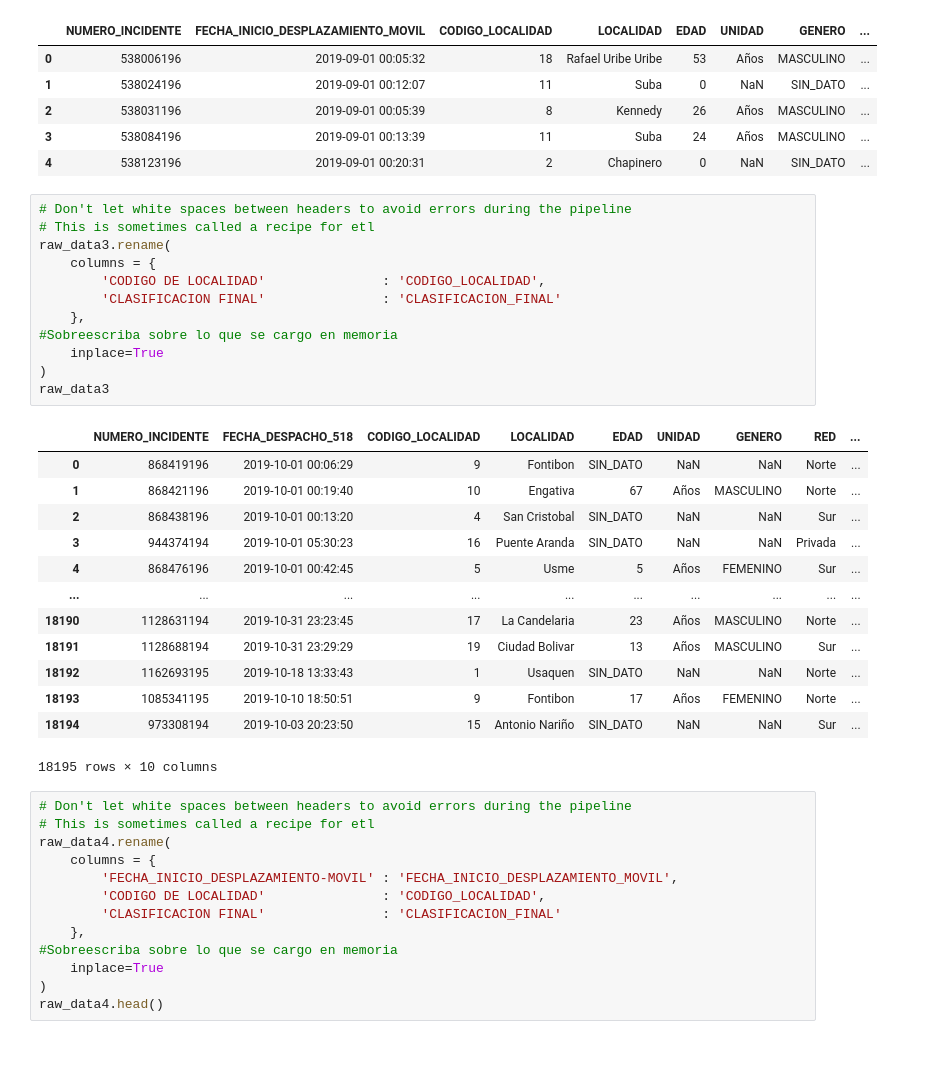
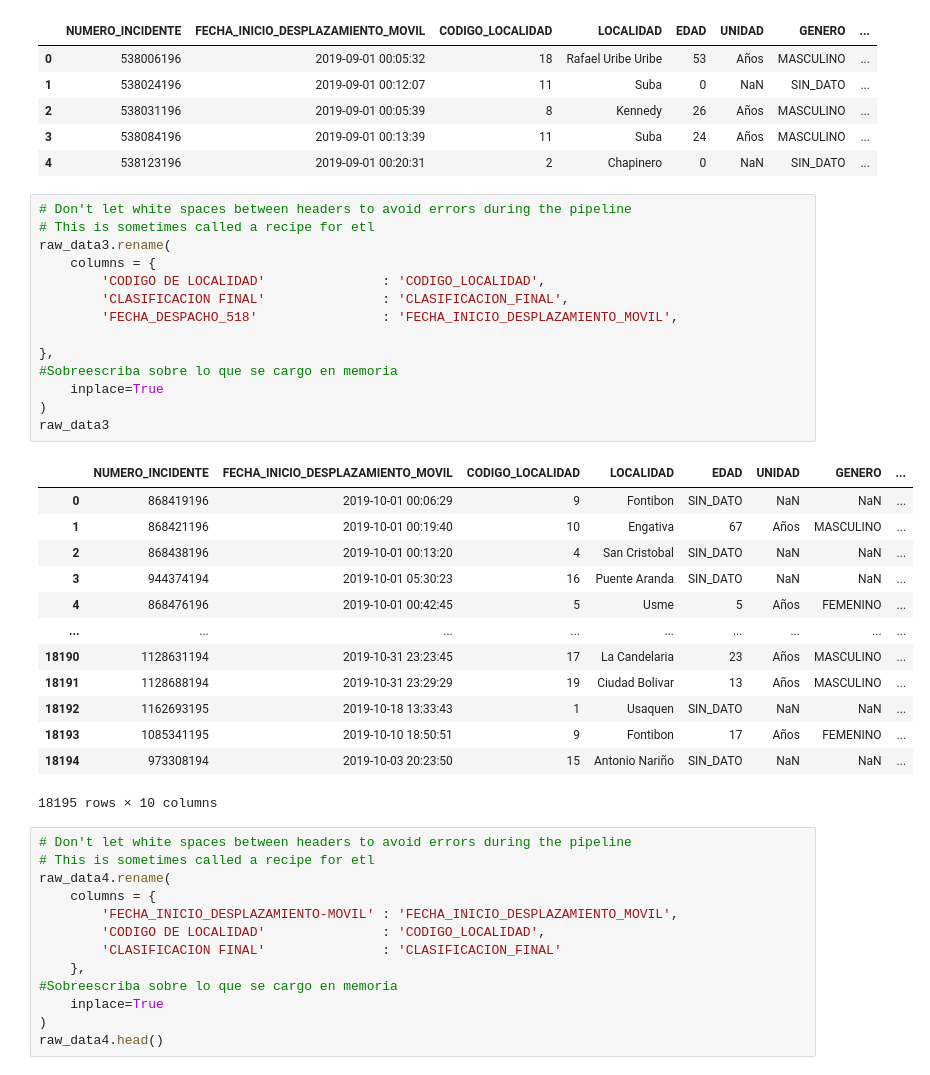
Before and after one commit to Rgalindo85/ESEIT_BigData, a Jupyter notebook: notebooks/0.2.jnarvaez-clean-and-concantenate.ipynb, the cells around one changed output. Drawn from its saved outputs; the diff is of its cells as text.

```diff
--- a/notebooks/0.2.jnarvaez-clean-and-concantenate.ipynb
+++ b/notebooks/0.2.jnarvaez-clean-and-concantenate.ipynb
@@ -301,28 +301,30 @@ raw_data2.head()
 # %%
 # Don't let white spaces between headers to avoid errors during the pipeline
 # This is sometimes called a recipe for etl
 raw_data3.rename(
     columns = {
         'CODIGO DE LOCALIDAD'               : 'CODIGO_LOCALIDAD',
-        'CLASIFICACION FINAL'               : 'CLASIFICACION_FINAL'
-    },
+        'CLASIFICACION FINAL'               : 'CLASIFICACION_FINAL',
+        'FECHA_DESPACHO_518'                : 'FECHA_INICIO_DESPLAZAMIENTO_MOVIL',
+
+},
 #Sobreescriba sobre lo que se cargo en memoria
     inplace=True
 )
 raw_data3
 # %% [output]
-|  | NUMERO_INCIDENTE | FECHA_DESPACHO_518 | CODIGO_LOCALIDAD | LOCALIDAD | EDAD | UNIDAD | GENERO | RED | ... |
-| 0 | 868419196 | 2019-10-01 00:06:29 | 9 | Fontibon | SIN_DATO | NaN | NaN | Norte | ... |
-| 1 | 868421196 | 2019-10-01 00:19:40 | 10 | Engativa | 67 | Años | MASCULINO | Norte | ... |
-| 2 | 868438196 | 2019-10-01 00:13:20 | 4 | San Cristobal | SIN_DATO | NaN | NaN | Sur | ... |
-| 3 | 944374194 | 2019-10-01 05:30:23 | 16 | Puente Aranda | SIN_DATO | NaN | NaN | Privada | ... |
-| 4 | 868476196 | 2019-10-01 00:42:45 | 5 | Usme | 5 | Años | FEMENINO | Sur | ... |
-| ... | ... | ... | ... | ... | ... | ... | ... | ... | ... |
-| 18190 | 1128631194 | 2019-10-31 23:23:45 | 17 | La Candelaria | 23 | Años | MASCULINO | Norte | ... |
-| 18191 | 1128688194 | 2019-10-31 23:29:29 | 19 | Ciudad Bolivar | 13 | Años | MASCULINO | Sur | ... |
-| 18192 | 1162693195 | 2019-10-18 13:33:43 | 1 | Usaquen | SIN_DATO | NaN | NaN | Norte | ... |
-| 18193 | 1085341195 | 2019-10-10 18:50:51 | 9 | Fontibon | 17 | Años | FEMENINO | Norte | ... |
-| 18194 | 973308194 | 2019-10-03 20:23:50 | 15 | Antonio Nariño | SIN_DATO | NaN | NaN | Sur | ... |
+|  | NUMERO_INCIDENTE | FECHA_INICIO_DESPLAZAMIENTO_MOVIL | CODIGO_LOCALIDAD | LOCALIDAD | EDAD | UNIDAD | GENERO | ... |
+| 0 | 868419196 | 2019-10-01 00:06:29 | 9 | Fontibon | SIN_DATO | NaN | NaN | ... |
+| 1 | 868421196 | 2019-10-01 00:19:40 | 10 | Engativa | 67 | Años | MASCULINO | ... |
+| 2 | 868438196 | 2019-10-01 00:13:20 | 4 | San Cristobal | SIN_DATO | NaN | NaN | ... |
+| 3 | 944374194 | 2019-10-01 05:30:23 | 16 | Puente Aranda | SIN_DATO | NaN | NaN | ... |
+| 4 | 868476196 | 2019-10-01 00:42:45 | 5 | Usme | 5 | Años | FEMENINO | ... |
+| ... | ... | ... | ... | ... | ... | ... | ... | ... |
+| 18190 | 1128631194 | 2019-10-31 23:23:45 | 17 | La Candelaria | 23 | Años | MASCULINO | ... |
+| 18191 | 1128688194 | 2019-10-31 23:29:29 | 19 | Ciudad Bolivar | 13 | Años | MASCULINO | ... |
+| 18192 | 1162693195 | 2019-10-18 13:33:43 | 1 | Usaquen | SIN_DATO | NaN | NaN | ... |
+| 18193 | 1085341195 | 2019-10-10 18:50:51 | 9 | Fontibon | 17 | Años | FEMENINO | ... |
+| 18194 | 973308194 | 2019-10-03 20:23:50 | 15 | Antonio Nariño | SIN_DATO | NaN | NaN | ... |
 18195 rows × 10 columns
 # %%
 # Don't let white spaces between headers to avoid errors during the pipeline
```
Also changed, not shown: parts of 29 cells of this notebook.
